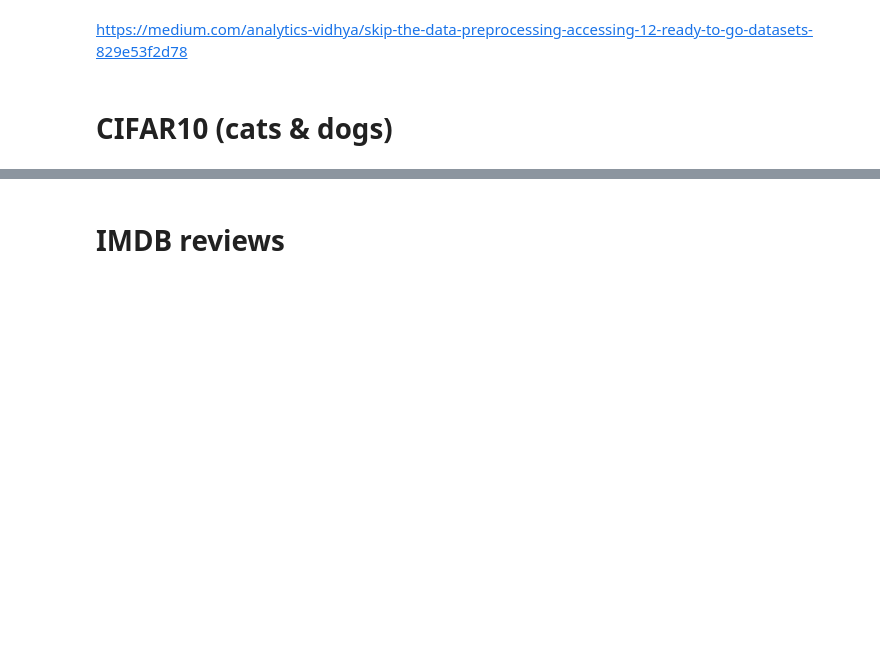
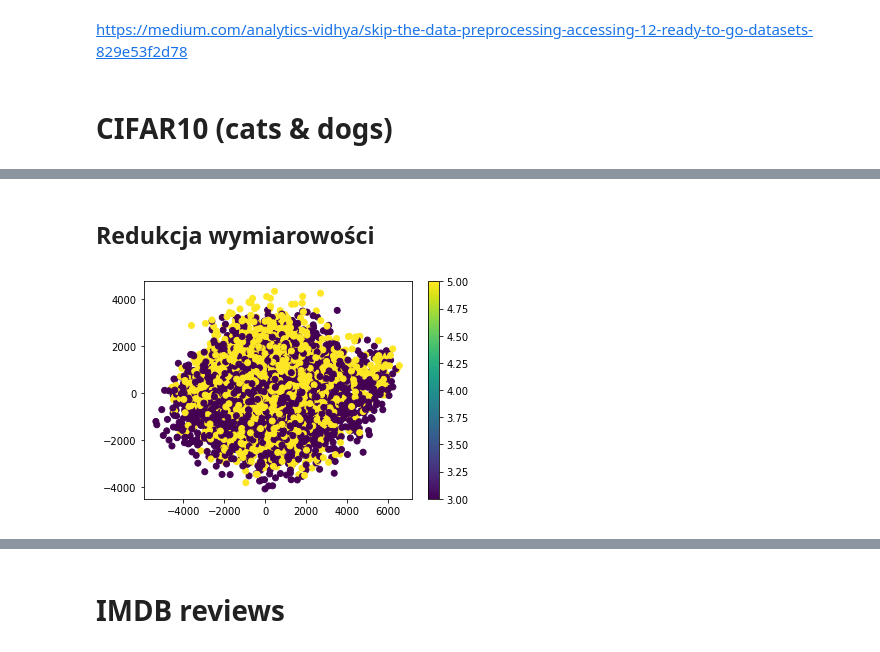
Before and after one commit to github-kamilk/BSc_Thesis, a Jupyter notebook: datasets.ipynb, the cells around one changed output, grey strips where cells are left out. Saved outputs shown, nothing was run; the diff lists cells and outputs as text; code cells hidden in the pictures; blank space fills up the shorter version.

```diff
--- a/datasets.ipynb
+++ b/datasets.ipynb
@@ -30,0 +90,15 @@ Accuracy: 0.653
+# %% [markdown]
+## Redukcja wymiarowości
+# %%
+from sklearn.decomposition import PCA
+from sklearn.manifold import TSNE
+
+pca = PCA(n_components=2)
+x_train_flat = x_train_filtered.reshape(x_train_filtered.shape[0], -1)  # Spłaszcz dane do 2D
+x_train_pca = pca.fit_transform(x_train_flat)
+
+plt.scatter(x_train_pca[:, 0], x_train_pca[:, 1], c=y_train_filtered.flatten(), alpha=0.5)
+plt.colorbar()
+plt.show()
+# %% [output]
+[figure, added]
```
Also changed, not shown: parts of 43 cells of this notebook, 2 other files.
